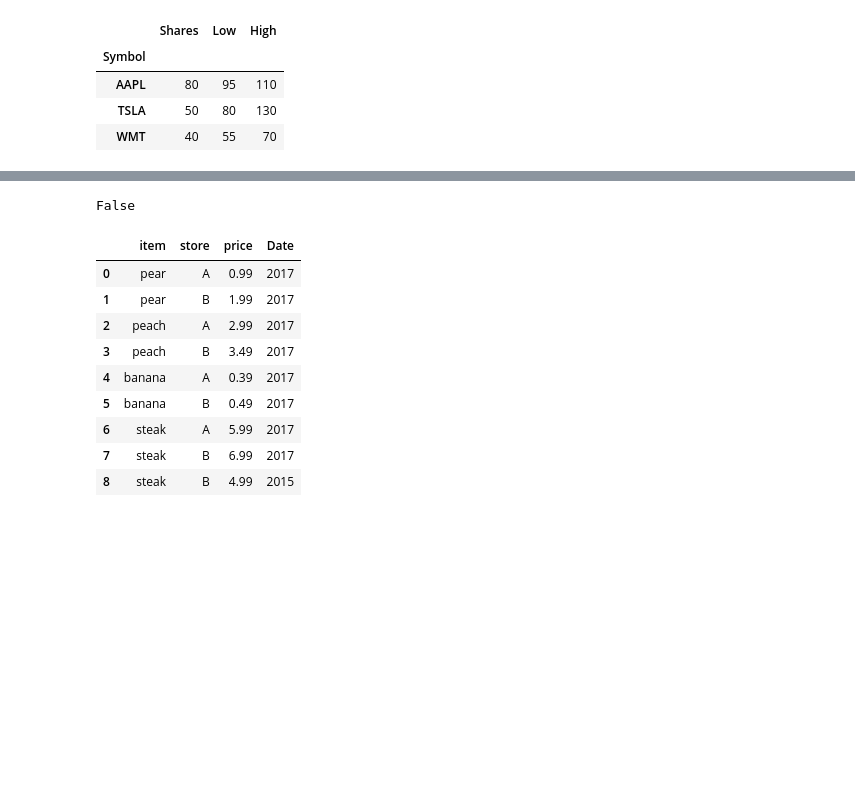
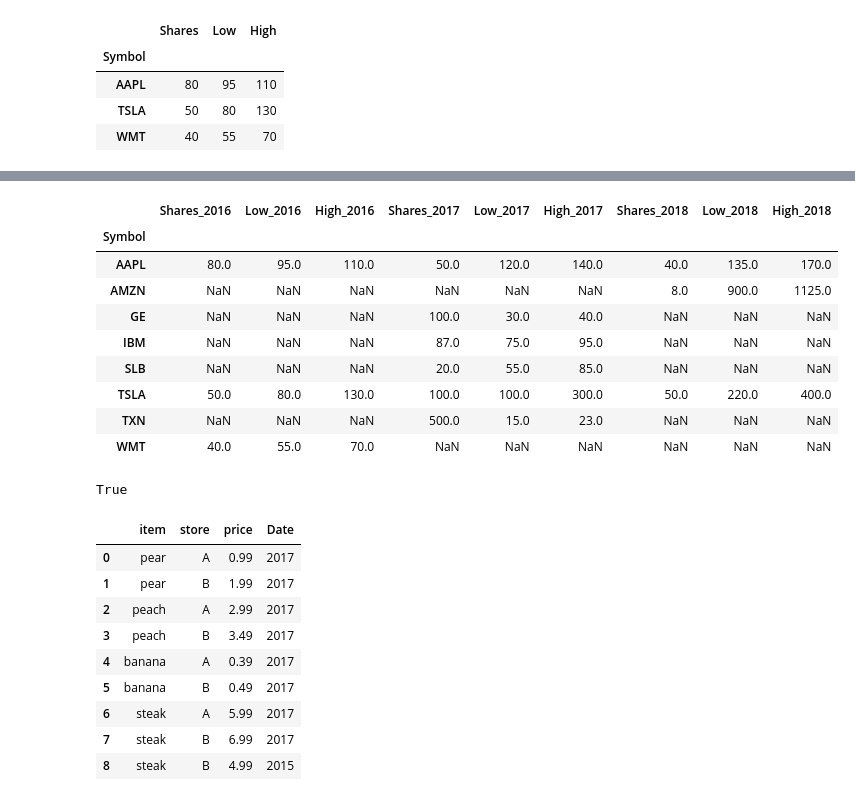
Before and after one commit to 99night66/pandas_study, a Jupyter notebook: 9_合并pandas对象.ipynb, the cells around one changed output, grey strips where cells are left out. Saved outputs shown, nothing was run; the diff lists cells and outputs as text; code cells hidden in the pictures; blank space fills up the shorter version.

```diff
--- a/9_合并pandas对象.ipynb
+++ b/9_合并pandas对象.ipynb
@@ -444,7 +506,24 @@ stock_concat
 # %%
+# stocks_2016.merge(stocks_2017, ...)：将 stocks_2016 和 stocks_2017 按行索引进行合并。
+# left_index=True, right_index=True：使用两个 DataFrame 的索引作为合并的键。
+# how='outer'：使用外连接（outer join），保留两个 DataFrame 的所有行。如果某些行在一个 DataFrame 中缺失，则用 NaN 填充。
+# suffixes=('_2016', '_2017')：如果两个 DataFrame 有相同列名，分别添加 _2016 和 _2017 后缀来区分
 step1 = stocks_2016.merge(stocks_2017, left_index=True, right_index=True, how='outer', suffixes=('_2016', '_2017'))
 stock_merge = step1.merge(stocks_2018.add_suffix('_2018'), left_index=True, right_index=True, how='outer')
-stock_concat.equals(stock_merge)
+stock_merge
 # %% [output]
-False
+|  | Shares_2016 | Low_2016 | High_2016 | Shares_2017 | Low_2017 | High_2017 | Shares_2018 | Low_2018 | High_2018 |
+| Symbol |  |  |  |  |  |  |  |  |  |
+| AAPL | 80.0 | 95.0 | 110.0 | 50.0 | 120.0 | 140.0 | 40.0 | 135.0 | 170.0 |
+| AMZN | NaN | NaN | NaN | NaN | NaN | NaN | 8.0 | 900.0 | 1125.0 |
+| GE | NaN | NaN | NaN | 100.0 | 30.0 | 40.0 | NaN | NaN | NaN |
+| IBM | NaN | NaN | NaN | 87.0 | 75.0 | 95.0 | NaN | NaN | NaN |
+| SLB | NaN | NaN | NaN | 20.0 | 55.0 | 85.0 | NaN | NaN | NaN |
+| TSLA | 50.0 | 80.0 | 130.0 | 100.0 | 100.0 | 300.0 | 50.0 | 220.0 | 400.0 |
+| TXN | NaN | NaN | NaN | 500.0 | 15.0 | 23.0 | NaN | NaN | NaN |
+| WMT | 40.0 | 55.0 | 70.0 | NaN | NaN | NaN | NaN | NaN | NaN |
+# %%
+stock_concat.equals(stock_merge)
+# %% [output]
+True
 # %%
```
Also changed, not shown: parts of 21 cells of this notebook.
